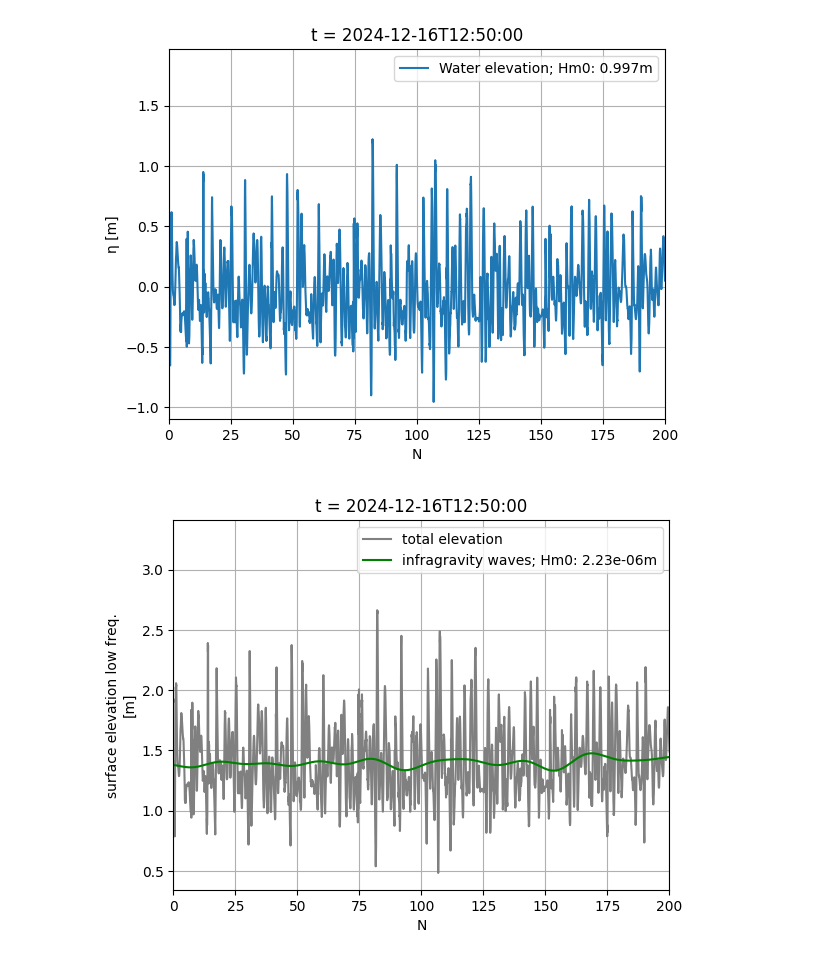
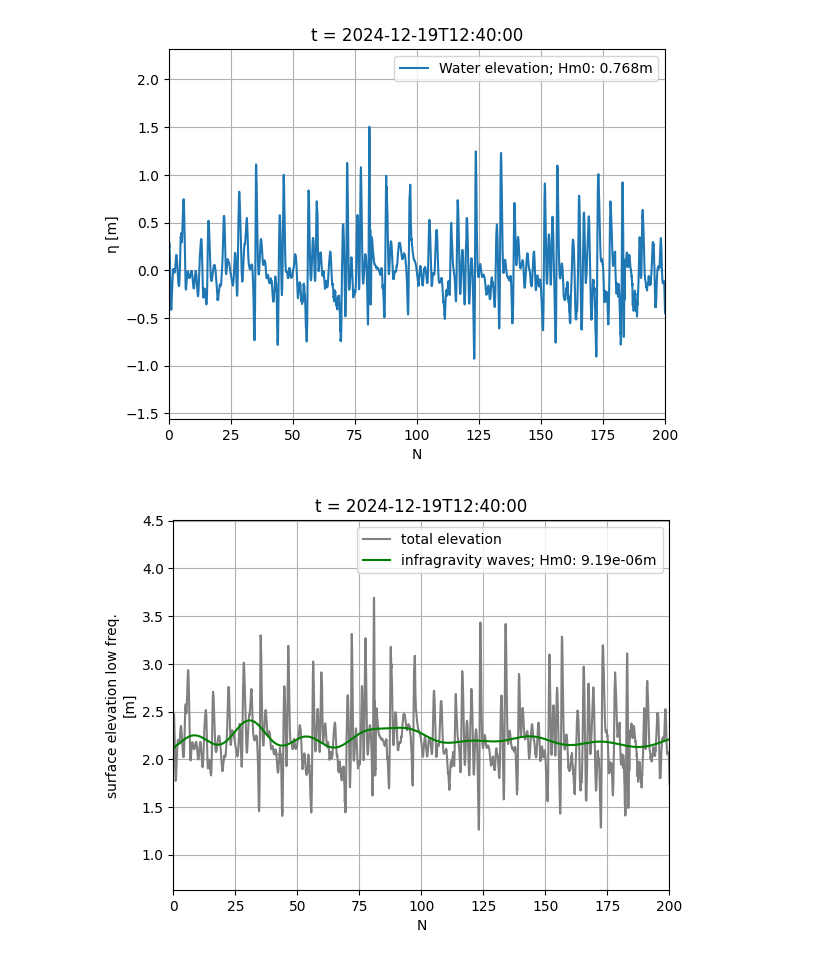
Before and after one commit to Rubenrosman/HybridDune, a Jupyter notebook: Ruben/Pressure_sensors/S1/RBR_05/RBR_05_script.ipynb, the cells around one changed output. Saved outputs shown, nothing was run; the diff lists cells and outputs as text; code cells hidden in the pictures.

```diff
--- a/Ruben/Pressure_sensors/S1/RBR_05/RBR_05_script.ipynb
+++ b/Ruben/Pressure_sensors/S1/RBR_05/RBR_05_script.ipynb
@@ -47,18 +36,23 @@ def solo_data_reader(dataFile, sf):
     dfp.index.name = 't'
     return dfp
 # %%
-# input parameters
-# RBRSolo^3
-sf = 20  #[hz] sampling frequency
-experimentFolder = r'C:\Users\ruro\OneDrive - Boskalis\Documents\GitHub\HybridDune\Ruben\Pressure_sensors\S1\RBR_05'                  # path where the data is sitting
+# # input parameters
+# # RBRSolo^3
+sf = 16  #[hz] sampling frequency
+experimentFolder = r'C:\Users\ruro\OneDrive - Boskalis\Documents\python\Hybrid_Dune\Pressure_sensors\S1\RBR_05'                  # path where the data is sitting # Rubens Laptop
+# experimentFolder = r'U:\'                  # path where the data is sitting # TUD U-Drive
+
+
+knmiFile = r"C:\Users\ruro\OneDrive - Boskalis\Documents\python\Hybrid_Dune\Pressure_sensors\uurgeg_330_2021-2030.txt"  # path to the KNMI data
 instrumentName = instrument = 'RBR_05'                                                                              # designated name of the instrument
 namedatafile = 'S5 - 208681_20241227_1715_data.txt'                                                          # name of the datafile
 dataFile =  os.path.join(experimentFolder, namedatafile)                                                 # path + name datafile
 serial_number = '202438'                                                                                 # unique serial number of the instrument
-xRD = 72410.295                                                                                          # x position of placement in field
-yRD =  450987.764                                                                                        # y position of placement in field
-zRD_sensor = 0.809
-zRD_bedlevel = 0.717
+xRD = 72429.072                                                                                          # x position of placement in field
+yRD =  452174.014                                                                                        # y position of placement in field
+zRD_bedlevel =zb = -0.969         # m NAP
+zRD_sensor = zi =  -0.463         # m NAP
+
 
 # Do the reading from file and cast in xarray dataset
 dfp = solo_data_reader(dataFile, sf)
@@ -77,9 +71,9 @@ ds.attrs = {
     'y': yRD,
     'time zone': 'UTC+2',
     'coordinate type': 'XYZ',
-    'summary': 'SEDMEX field campaign',
-    'contact person': 'Marlies van der Lugt',
-    'emailadres': 'm.a.vanderlugt@tudelft.nl',
+    'summary': 'Hybrid-Dune experiment',
+    'contact person': 'Ruben Rosman',
+    'emailadres': 'r.g.c.rosman@student.tudelft.nl',
     'construction datetime': datetime.now().strftime("%d-%b-%Y (%H:%M:%S)"),
     'version': 'v1',
     'version comments': 'constructed with xarray'}
@@ -174,15 +168,6 @@ C:\Users\ruro\OneDrive - Boskalis\Documents\GitHub\HybridDune\Ruben\Pressure_sen
 # %%
 instrFile = os.path.join(experimentFolder,'QC', instrument +'.nc')
 ncOutFile = os.path.join(experimentFolder,'tailored', instrument +'.nc')
-
-# frequency resolution in fourier space
-### delta_f = p_blocks/D_timeframe ###
-sf = 20
-p_blocks = 20
-D_length = 1200
-fresolution = p_blocks / D_length
-print(f'fresolution is: {fresolution}')
-nperseg = D_length * sf / p_blocks - 0.5 #dim should be len(ds.f); whelch has (nperseg/2 +1)
 
 
 # %% load the raw data from netcdf
@@ -207,5 +192,5 @@ for key in ds0.data_vars:
 sf = ds.f.values
 
 # compute water depth
-ds['h'] = (ds['p']/rho/g + ( ds['zi']-ds['zb'] )).mean(dim='N')
-ds['h'].attrs = {'long_name': 'mean water level', 'units': 'm+NAP'}
+ds['h'] = (ds['p']/rho/g + ( ds['zi']-ds['zb'] )).mean(dim='N') # relative to bed level
+ds['h'].attrs = {'long_name': 'mean water level', 'units': '[m] above bed level'}
@@ -406,28 +441,29 @@ plt.show()
 # %%
-t = 23
+t = 140
 end =200
 
 plt.figure()
 (ds.zs.isel(t=t)-ds.zs.isel(t=t).mean()).plot(label = f'Water elevation; Hm0: {ds.Hm0.isel(t=t).values:.3g}m')
+# (ds.zs.isel(t=t)-ds.h.isel(t=t).mean()).plot(label = f'Water elevation; Hm0: {ds.Hm0.isel(t=t).values:.3g}m')
 plt.grid()
 plt.xlim(0,end)
 plt.ylabel(f'\u03B7 [m]')
 plt.legend()
 
 plt.figure()
 ds.zs.isel(t=t).plot(color='grey', label= 'total elevation')
 ds.zs_low.isel(t=t).plot(color='green', label = f'infragravity waves; Hm0: {ds.Hm0_low.isel(t=t).values:.3g}m')
 plt.grid()
 plt.xlim(0,end)
 plt.legend()
 
 plt.figure()
 ds.zs.isel(t=t).plot(color='grey', label= 'total elevation')
 ds.zs_high.isel(t=t).plot(color='red', label = f'wind waves; Hm0: {ds.Hm0_high.isel(t=t).values:.3g}m')
 
 plt.grid()
 plt.xlim(0,end)
 plt.legend();
 # %% [output]
-[figure, old version]
+[figure, new version]
-[figure, old version]
+[figure, new version]
```
Also changed, not shown: parts of 12 cells of this notebook, 12 other files.
